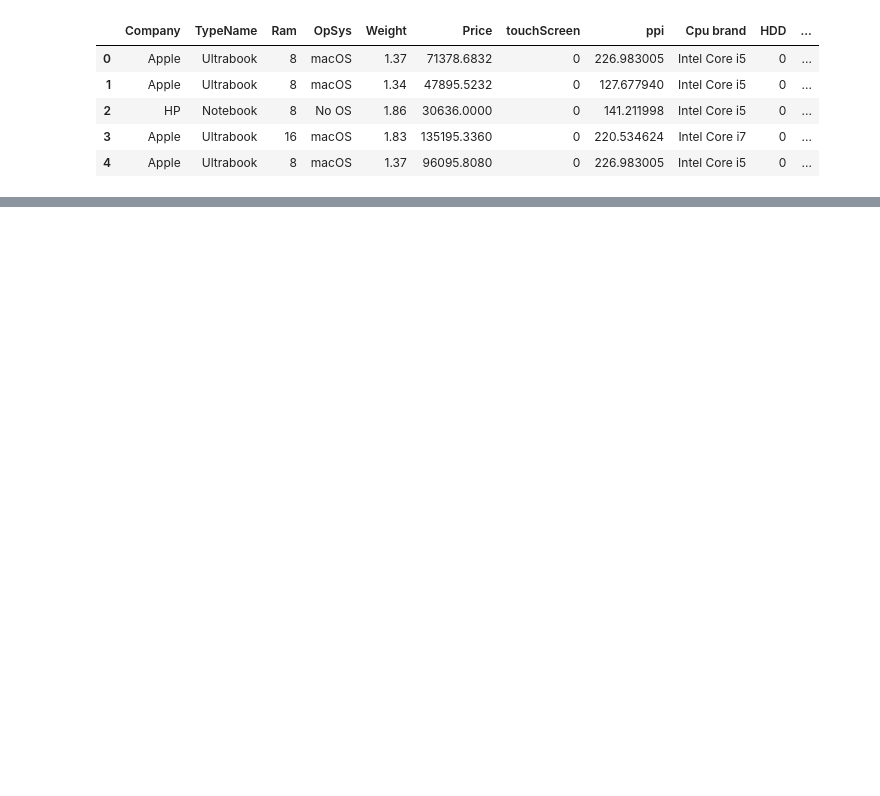
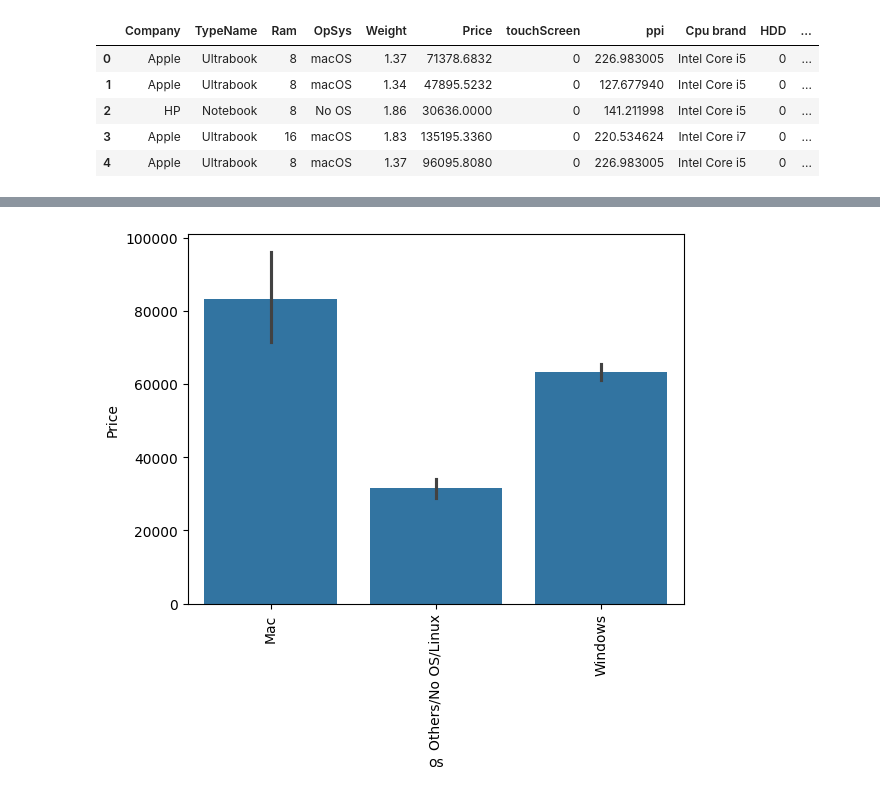
Before and after one commit to jayesh2474/Laptop-Price-Predictor, a Jupyter notebook: Laptop-Price-Predictor.ipynb, the cells around one changed output, grey strips where cells are left out. Cells and saved outputs as stored; diff of their text form; code cells hidden in the pictures; blank space fills up the shorter version.

```diff
--- a/Laptop-Price-Predictor.ipynb
+++ b/Laptop-Price-Predictor.ipynb
@@ -471,0 +456,6 @@ See the caveats in the documentation: https://pandas.pydata.org/pandas-docs/stab
+# %%
+sns.barplot(x=df['os'],y=df['Price'])
+plt.xticks(rotation='vertical')
+plt.show()
+# %% [output]
+[figure, added]
```
Also changed, not shown: parts of 16 cells of this notebook.
